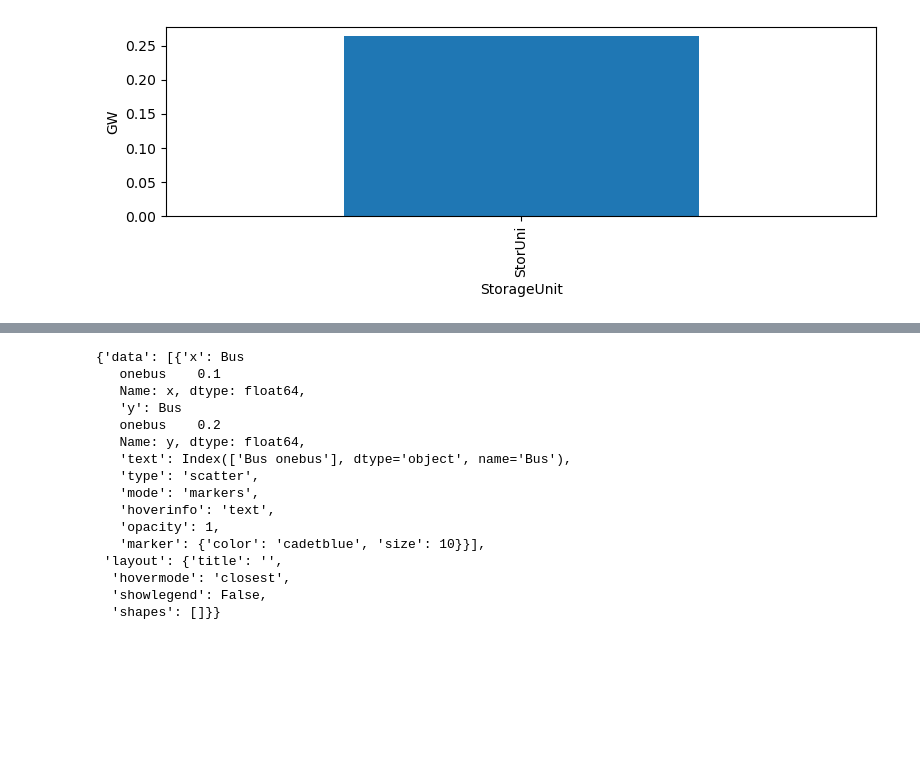
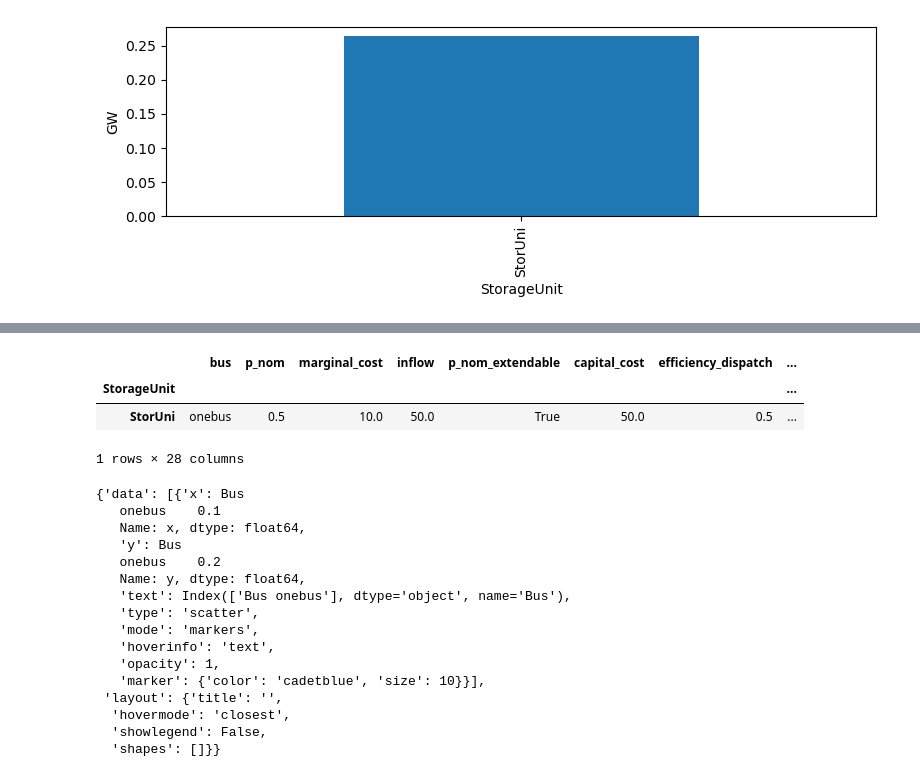
Before and after one commit to DeniseGiub/pypsa-distribution, a Jupyter notebook: Add_electricity_local.ipynb, the cells around one changed output, grey strips where cells are left out. Drawn from its saved outputs; the diff is of its cells as text; code cells hidden in the pictures; blank space fills up the shorter version.

```diff
--- a/Add_electricity_local.ipynb
+++ b/Add_electricity_local.ipynb
@@ -172,3 +186,10 @@ plt.tight_layout()
+# %%
+n.storage_units
+# %% [output]
+|  | bus | p_nom | marginal_cost | inflow | p_nom_extendable | capital_cost | efficiency_dispatch | ... |
+| StorageUnit |  |  |  |  |  |  |  | ... |
+| StorUni | onebus | 0.5 | 10.0 | 50.0 | True | 50.0 | 0.5 | ... |
+1 rows × 28 columns
 # %%
 n.iplot()
 # %% [output]
```
Also changed, not shown: parts of 5 cells of this notebook.
